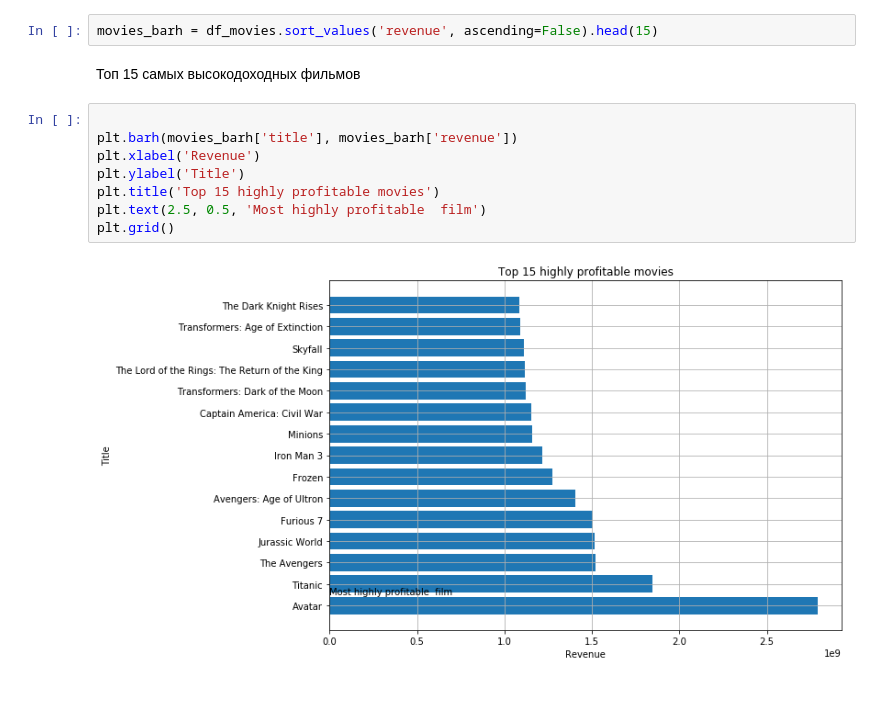
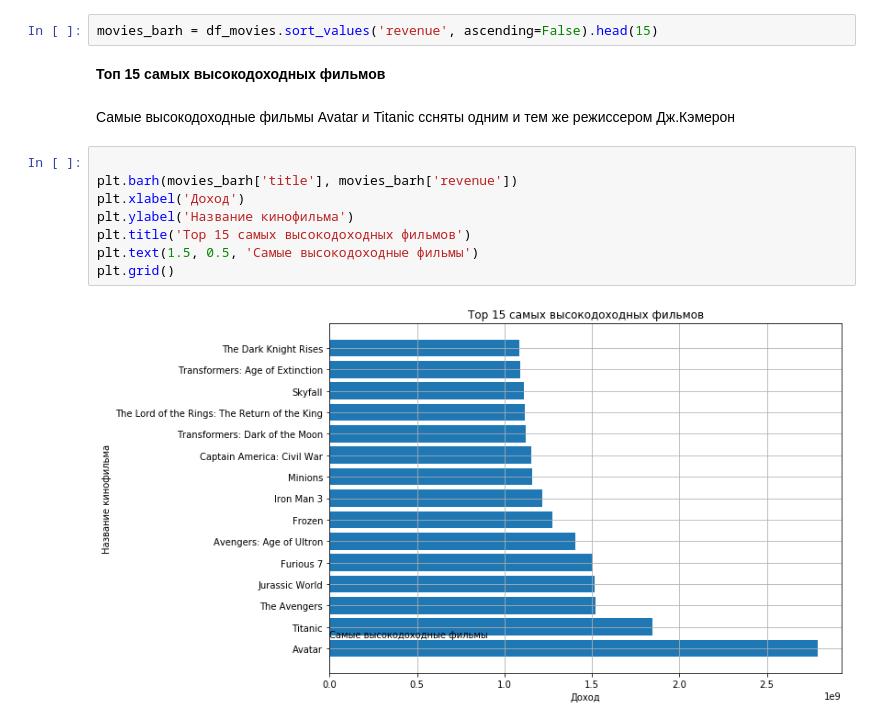
Before and after one commit to zhologali/hw15, a Jupyter notebook: hw15.ipynb, the cells around one changed output. Cells and saved outputs as stored; diff of their text form; blank space fills up the shorter version.

```diff
--- a/hw15.ipynb
+++ b/hw15.ipynb
@@ -56,15 +49,17 @@ df_movies.head()
 # %%
 movies_barh = df_movies.sort_values('revenue', ascending=False).head(15)
 # %% [markdown]
-Топ 15 самых высокодоходных фильмов
+**Топ 15 самых высокодоходных фильмов**
+# %% [markdown]
+Самые высокодоходные фильмы Avatar и Titanic ссняты одним и тем же режиссером Дж.Кэмерон
 # %%
 
 plt.barh(movies_barh['title'], movies_barh['revenue'])
-plt.xlabel('Revenue')
-plt.ylabel('Title')
-plt.title('Top 15 highly profitable movies')
-plt.text(2.5, 0.5, 'Most highly profitable  film')
+plt.xlabel('Доход')
+plt.ylabel('Название кинофильма')
+plt.title('Top 15 самых высокодоходных фильмов')
+plt.text(1.5, 0.5, 'Самые высокодоходные фильмы')
 plt.grid()
 # %% [output]
-[figure, old version]
+[figure, new version]
 # %%
```
Also changed, not shown: parts of 11 cells of this notebook.
